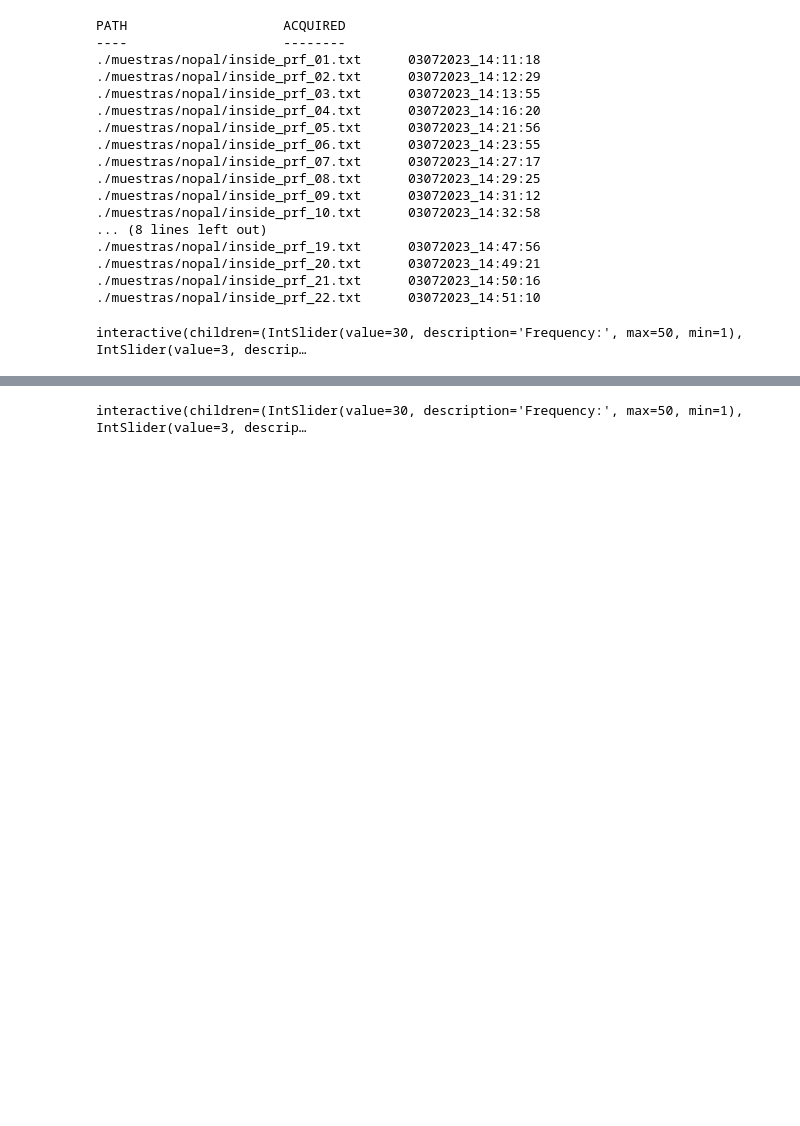
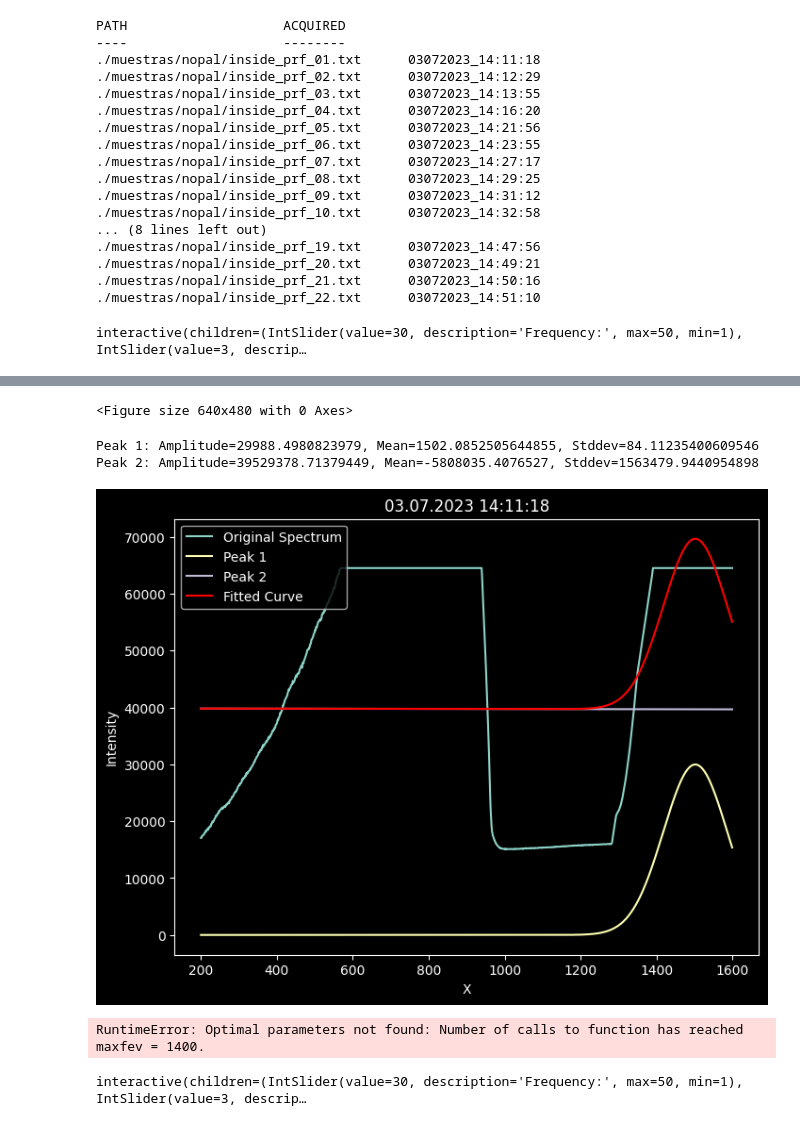
Before and after one commit to oftavira/raman, a Jupyter notebook: enotebook.ipynb, the cells around one changed output, grey strips where cells are left out. Cells and saved outputs as stored; diff of their text form; code cells hidden in the pictures; blank space fills up the shorter version.

```diff
--- a/enotebook.ipynb
+++ b/enotebook.ipynb
@@ -94,0 +98,19 @@ interactive(children=(IntSlider(value=30, description='Frequency:', max=50, min=
+# %%
+for k,v in ramanspecs.items():
+    v.crop(100,1600)
+# %% [output]
+<Figure size 640x480 with 0 Axes>
+# %%
+for k,v in ramanspecs.items():
+    # Here we try to fit the data and catch the error if it fails
+    try:
+        v.fitgaussians(pair='cropped', initial_guess=[100,1000,100,100,2000,100])
+    # Breaking down the error to catch the specific one
+    except ValueError as e:
+        print(k)
+        print(e)
+# %% [output]
+Peak 1: Amplitude=29988.4980823979, Mean=1502.0852505644855, Stddev=84.11235400609546
+Peak 2: Amplitude=39529378.71379449, Mean=-5808035.4076527, Stddev=1563479.9440954898
+[figure, added]
+RuntimeError: Optimal parameters not found: Number of calls to function has reached maxfev = 1400.
```
Also changed, not shown: parts of 4 cells of this notebook, 1 other file.
